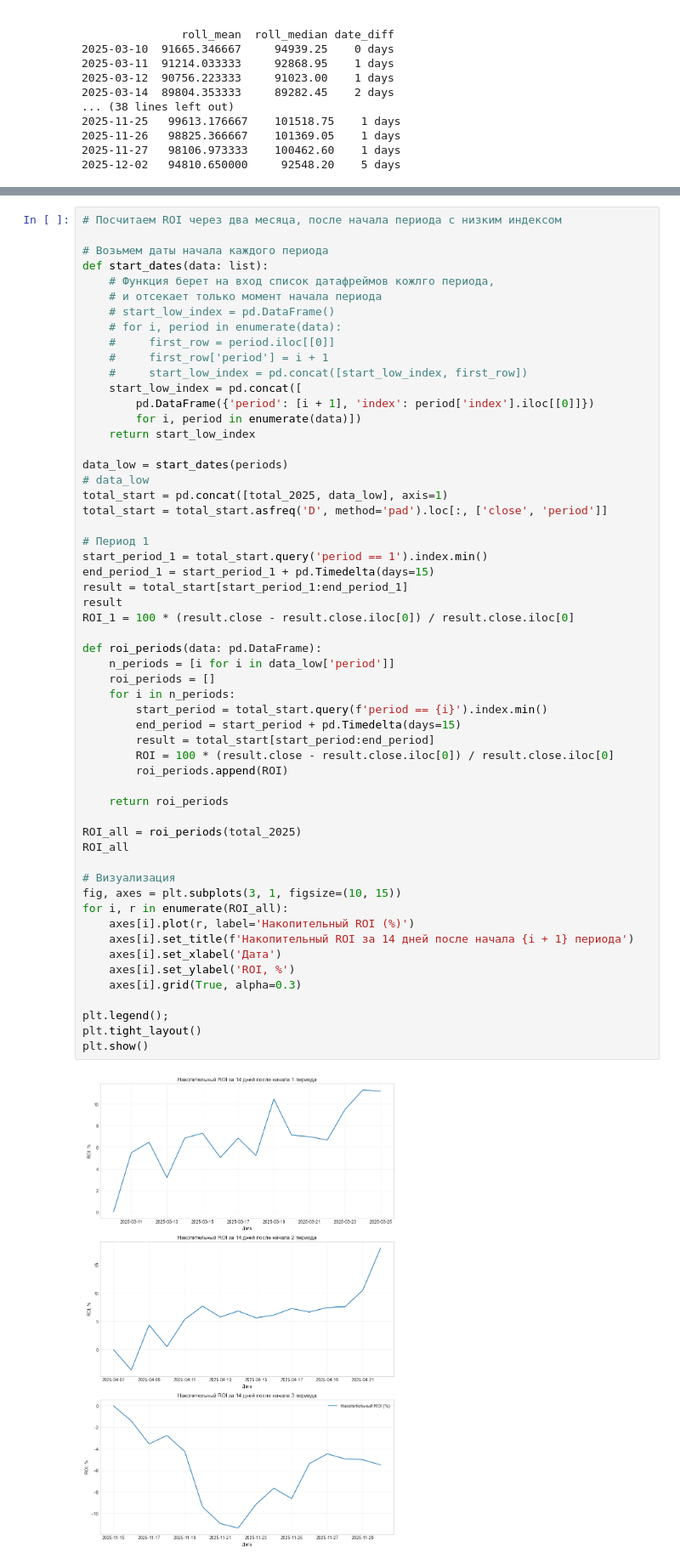
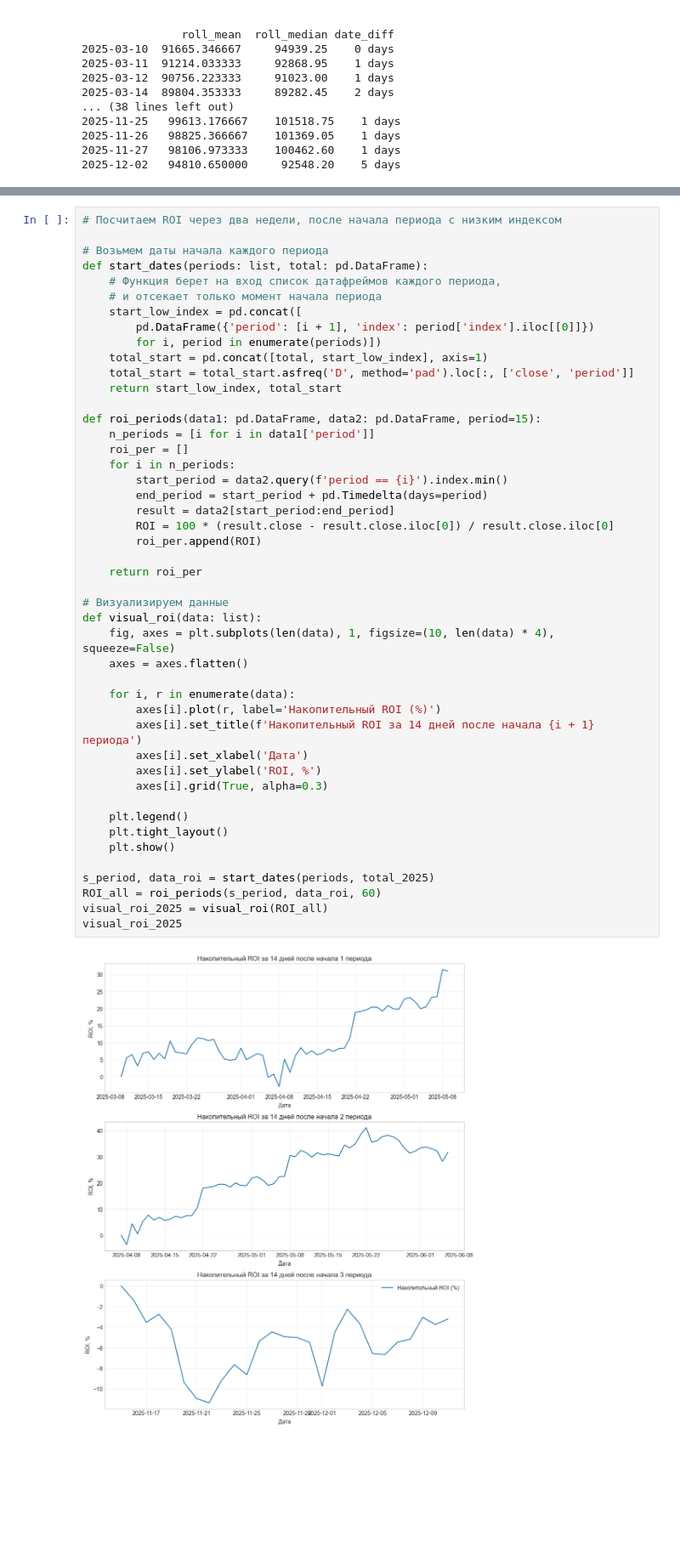
Before and after one commit to Sokolov57/BTC_Fear_Greed_Analysis, a Jupyter notebook: test_api.ipynb, the cells around one changed output, grey strips where cells are left out. Shown at 85% size. Cells and saved outputs as stored; diff of their text form; blank space fills up the shorter version.

```diff
--- a/test_api.ipynb
+++ b/test_api.ipynb
@@ -179,60 +201,50 @@ plt.show()
 # %% [output]
 [figure]
 # %%
-# Посчитаем ROI через два месяца, после начала периода с низким индексом
+# Посчитаем ROI через два недели, после начала периода с низким индексом
 
 # Возьмем даты начала каждого периода
-def start_dates(data: list):
-    # Функция берет на вход список датафреймов кожлго периода,
+def start_dates(periods: list, total: pd.DataFrame):
+    # Функция берет на вход список датафреймов каждого периода,
     # и отсекает только момент начала периода
-    # start_low_index = pd.DataFrame()
-    # for i, period in enumerate(data):
-    #     first_row = period.iloc[[0]]
-    #     first_row['period'] = i + 1
-    #     start_low_index = pd.concat([start_low_index, first_row])
     start_low_index = pd.concat([
         pd.DataFrame({'period': [i + 1], 'index': period['index'].iloc[[0]]})
-        for i, period in enumerate(data)])
-    return start_low_index
+        for i, period in enumerate(periods)])
+    total_start = pd.concat([total, start_low_index], axis=1)
+    total_start = total_start.asfreq('D', method='pad').loc[:, ['close', 'period']]
+    return start_low_index, total_start
 
-data_low = start_dates(periods)
-# data_low
-total_start = pd.concat([total_2025, data_low], axis=1)
-total_start = total_start.asfreq('D', method='pad').loc[:, ['close', 'period']]
+def roi_periods(data1: pd.DataFrame, data2: pd.DataFrame, period=15):
+    n_periods = [i for i in data1['period']]
+    roi_per = []
+    for i in n_periods:
+        start_period = data2.query(f'period == {i}').index.min()
+        end_period = start_period + pd.Timedelta(days=period)
+        result = data2[start_period:end_period]
+        ROI = 100 * (result.close - result.close.iloc[0]) / result.close.iloc[0]
+        roi_per.append(ROI)
 
-# Период 1
-start_period_1 = total_start.query('period == 1').index.min()
-end_period_1 = start_period_1 + pd.Timedelta(days=15)
-result = total_start[start_period_1:end_period_1]
-result
-ROI_1 = 100 * (result.close - result.close.iloc[0]) / result.close.iloc[0]
+    return roi_per
 
-def roi_periods(data: pd.DataFrame):
-    n_periods = [i for i in data_low['period']]
-    roi_periods = []
-    for i in n_periods:
-        start_period = total_start.query(f'period == {i}').index.min()
-        end_period = start_period + pd.Timedelta(days=15)
-        result = total_start[start_period:end_period]
-        ROI = 100 * (result.close - result.close.iloc[0]) / result.close.iloc[0]
-        roi_periods.append(ROI)
+# Визуализируем данные
+def visual_roi(data: list):
+    fig, axes = plt.subplots(len(data), 1, figsize=(10, len(data) * 4), squeeze=False)
+    axes = axes.flatten()
 
-    return roi_periods
+    for i, r in enumerate(data):
+        axes[i].plot(r, label='Накопительный ROI (%)')
+        axes[i].set_title(f'Накопительный ROI за 14 дней после начала {i + 1} периода')
+        axes[i].set_xlabel('Дата')
+        axes[i].set_ylabel('ROI, %')
+        axes[i].grid(True, alpha=0.3)
 
-ROI_all = roi_periods(total_2025)
-ROI_all
+    plt.legend()
+    plt.tight_layout()
+    plt.show()
 
-# Визуализация
-fig, axes = plt.subplots(3, 1, figsize=(10, 15))
-for i, r in enumerate(ROI_all):
-    axes[i].plot(r, label='Накопительный ROI (%)')
-    axes[i].set_title(f'Накопительный ROI за 14 дней после начала {i + 1} периода')
-    axes[i].set_xlabel('Дата')
-    axes[i].set_ylabel('ROI, %')
-    axes[i].grid(True, alpha=0.3)
-
-plt.legend();
-plt.tight_layout()
-plt.show()
+s_period, data_roi = start_dates(periods, total_2025)
+ROI_all = roi_periods(s_period, data_roi, 60)
+visual_roi_2025 = visual_roi(ROI_all)
+visual_roi_2025
 # %% [output]
-[figure, old version]
+[figure, new version]
```
Also changed, not shown: parts of 10 cells of this notebook.
